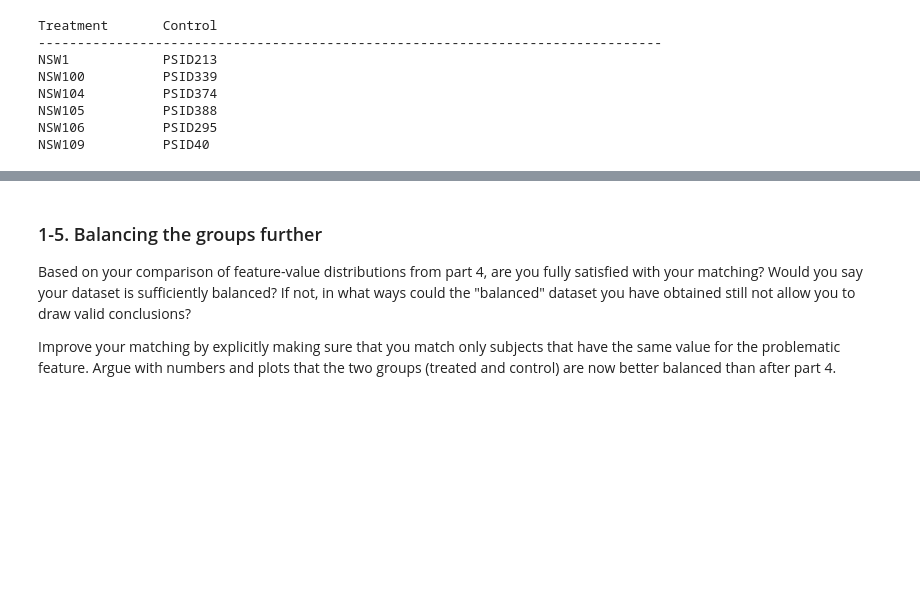
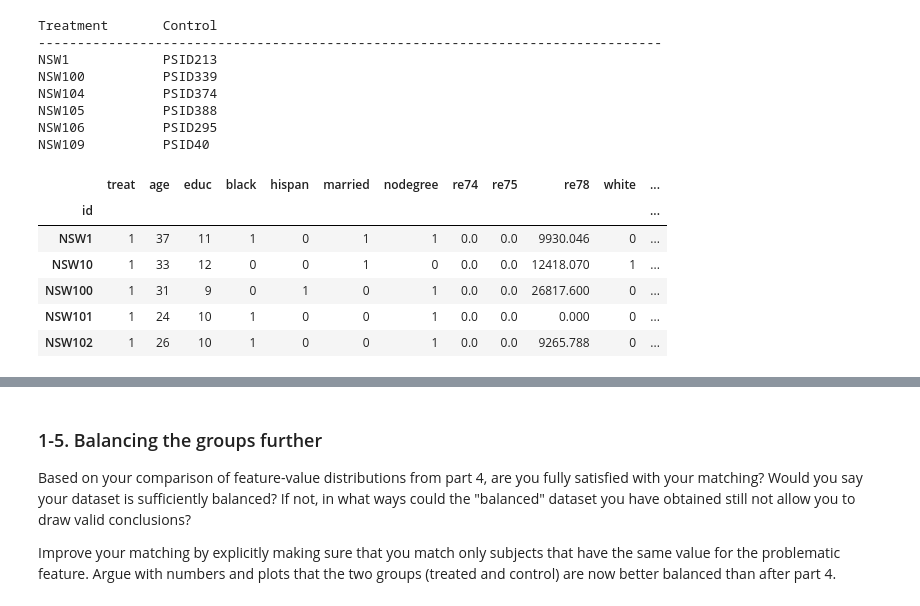
Before and after one commit to amirsoleix/exploratory-data-analysis, a Jupyter notebook: EDA-notebook.ipynb, the cells around one changed output, grey strips where cells are left out. Saved outputs shown, nothing was run; the diff lists cells and outputs as text; code cells hidden in the pictures; blank space fills up the shorter version.

```diff
--- a/EDA-notebook.ipynb
+++ b/EDA-notebook.ipynb
@@ -328,3 +318,16 @@ NSW104          PSID374
 NSW105          PSID388
 NSW106          PSID295
 NSW109          PSID40
+# %%
+# Create a new dataframe with matched treatment and control groups
+df_matched = df.loc[[i[0] for i in matching] + [i[1] for i in matching]].copy()
+df_matched = df_matched.sort_index()
+df_matched.head()
+# %% [output]
+|  | treat | age | educ | black | hispan | married | nodegree | re74 | re75 | re78 | white | ... |
+| id |  |  |  |  |  |  |  |  |  |  |  | ... |
+| NSW1 | 1 | 37 | 11 | 1 | 0 | 1 | 1 | 0.0 | 0.0 | 9930.046 | 0 | ... |
+| NSW10 | 1 | 33 | 12 | 0 | 0 | 1 | 0 | 0.0 | 0.0 | 12418.070 | 1 | ... |
+| NSW100 | 1 | 31 | 9 | 0 | 1 | 0 | 1 | 0.0 | 0.0 | 26817.600 | 0 | ... |
+| NSW101 | 1 | 24 | 10 | 1 | 0 | 0 | 1 | 0.0 | 0.0 | 0.000 | 0 | ... |
+| NSW102 | 1 | 26 | 10 | 1 | 0 | 0 | 1 | 0.0 | 0.0 | 9265.788 | 0 | ... |
```
Also changed, not shown: parts of 22 cells of this notebook.
